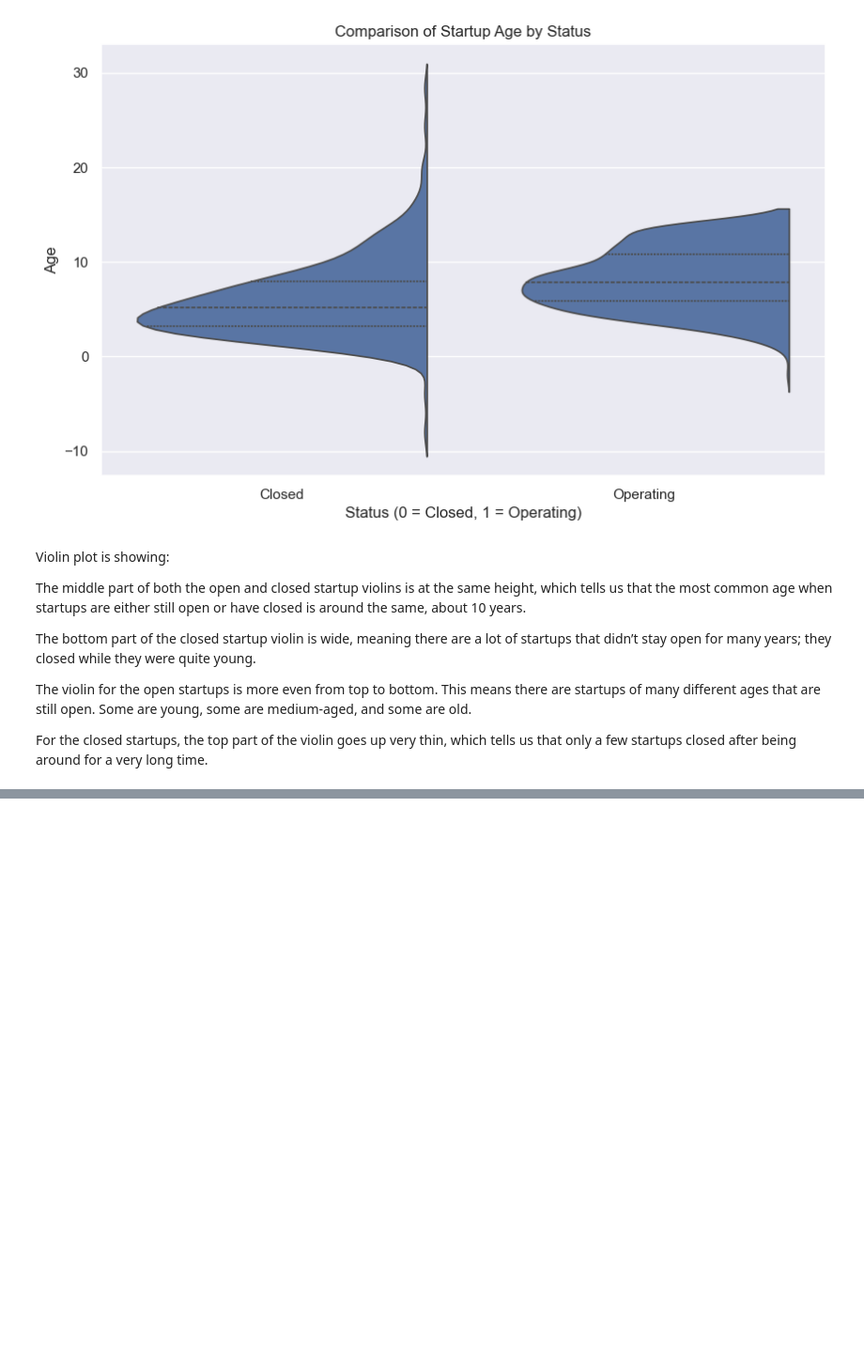
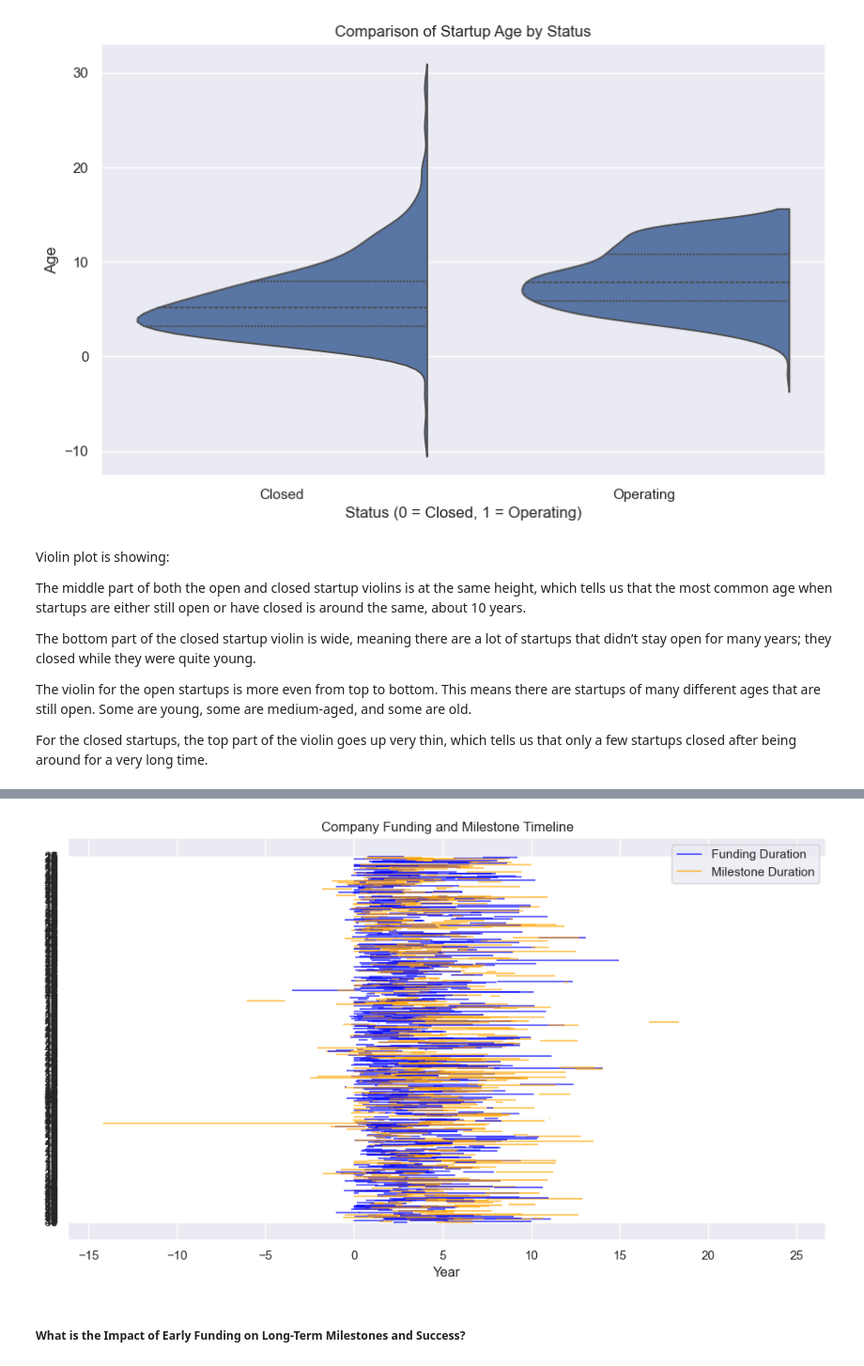
Before and after one commit to GabrielaArzateR/Predicting_startup_succes-, a Jupyter notebook: notebook/data_exploratio.ipynb, the cells around one changed output, grey strips where cells are left out. Shown at 94% size. Saved outputs shown, nothing was run; the diff lists cells and outputs as text; code cells hidden in the pictures; blank space fills up the shorter version.

```diff
--- a/notebook/data_exploratio.ipynb
+++ b/notebook/data_exploratio.ipynb
@@ -559,0 +651,34 @@ For the closed startups, the top part of the violin goes up very thin, which tel
+# %%
+import matplotlib.pyplot as plt
+import pandas as pd
+
+# Sample DataFrame
+# Replace this with your actual DataFrame
+# df = pd.read_csv('your_dataset.csv')
+
+# Make sure your years are sorted properly for each company
+df = data_df.sort_values(by=['category_code', 'age_first_funding_year'])
+
+# Plot setup
+plt.figure(figsize=(10, 6))
+
+# Loop through each company in the DataFrame
+for idx, company in df.iterrows():
+    # Plot funding duration
+    plt.hlines(y=idx + 0.1, xmin=company['age_first_funding_year'], xmax=company['age_last_funding_year'], color='blue', alpha=0.6)
+    # Plot milestone duration
+    plt.hlines(y=idx - 0.1, xmin=company['age_first_milestone_year'], xmax=company['age_last_milestone_year'], color='orange', alpha=0.6)
+
+# Formatting the plot
+plt.xlabel('Year')
+plt.yticks(ticks=df.index, labels=df['category_code'])
+plt.title('Company Funding and Milestone Timeline')
+plt.legend(['Funding Duration', 'Milestone Duration'])
+
+# Show plot
+plt.tight_layout()
+plt.show()
+# %% [output]
+[figure, added]
+# %% [markdown]
+##### What is the Impact of Early Funding on Long-Term Milestones and Success?
```
Also changed, not shown: parts of 12 cells of this notebook.
